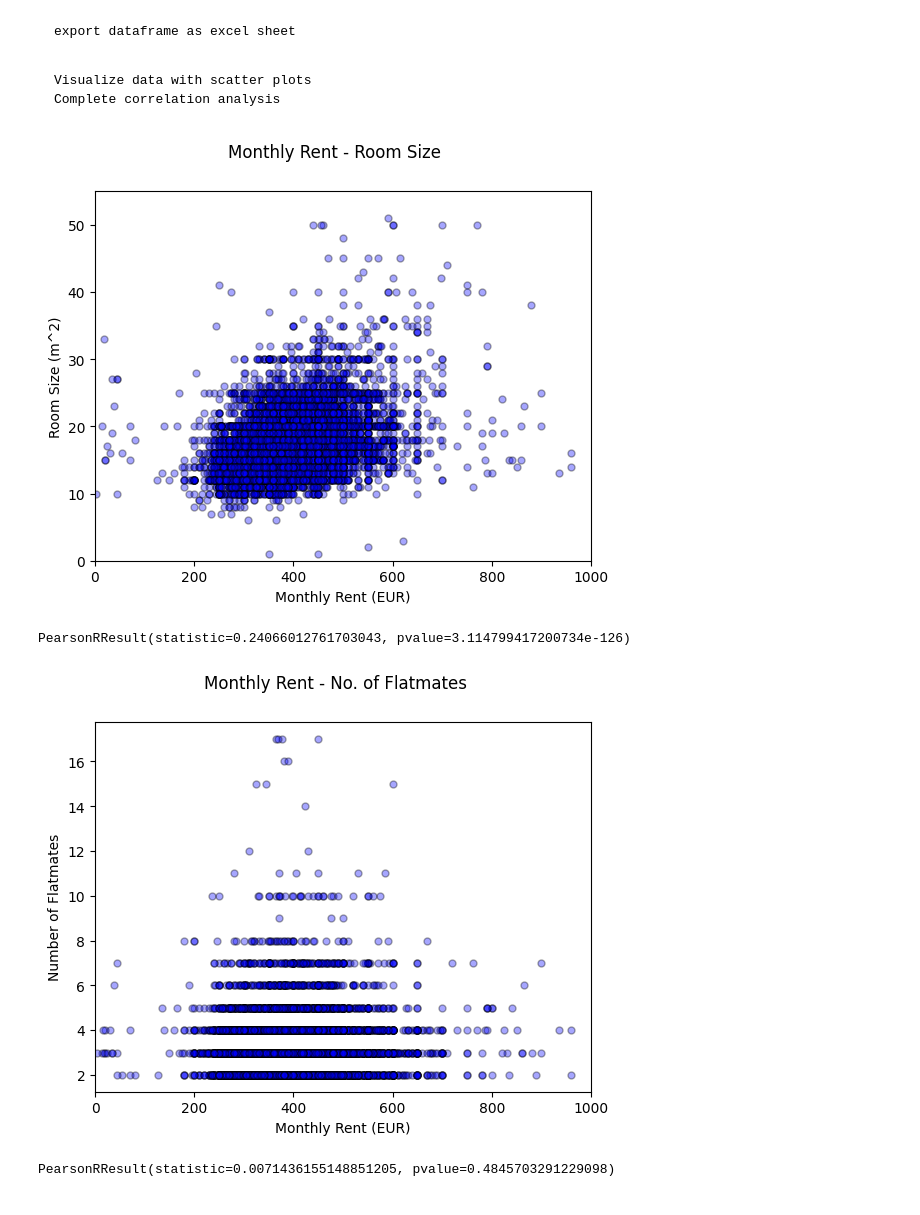
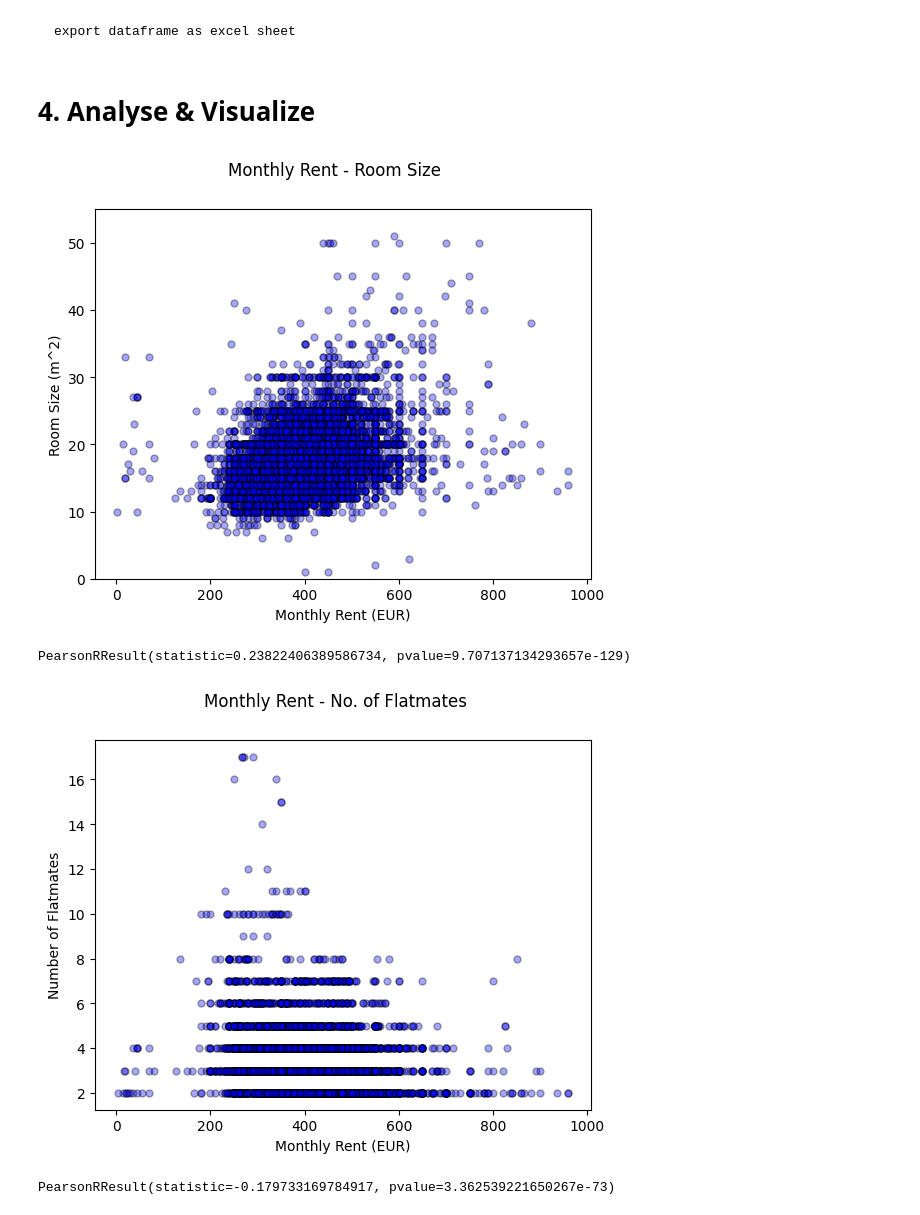
Before and after one commit to lukaslinss98/IntegrationsSeminar, a Jupyter notebook: IntegrationsSeminar.ipynb, the cells around one changed output. Saved outputs shown, nothing was run; the diff lists cells and outputs as text; code cells hidden in the pictures.

```diff
--- a/IntegrationsSeminar.ipynb
+++ b/IntegrationsSeminar.ipynb
@@ -116,6 +121,6 @@ def getMoveOutDate(row):
     Loop through wg-gesucht pagination and scrape the tbody element on each page
 # %%
-for i in range(440, 600):
+for i in range(436, 500):
     print(f'Page: {i}', end=' ')
     res = makeRequest(f'https://www.wg-gesucht.de/wg-zimmer-in-Mannheim.85.0.0.{i}.html')
     try:
@@ -125,6 +130,6 @@ for i in range(440, 600):
         print(ex)
         print(page.prettify())
         break
+
+    t.sleep(random.randint(0,20))
-# %%
-df = df.dropna()
 # %%
@@ -133,0 +137,5 @@ df.to_excel('Test.xlsx')
+# %%
+df = df.drop(df[df.Groese == 'n.a.'].index)
+df = df.drop(df[df.Bewohner == ''].index)
+df.Miete = df.Miete.map(lambda x: int(x[0:len(x)-1]) if type(x) == str else x)
+df = df.drop(df[df.Miete > 1000].index)
@@ -134,10 +148,7 @@ df.to_excel('Test.xlsx')
 # %%
-rentPrice = df.iloc[:, 2].tolist()
-roomSize = df.iloc[:, 3].tolist()
-flatmates = df.iloc[:, 0].tolist()
-
-for i, price in enumerate(rentPrice):
-    rentPrice[i] = int(price[0:len(price) - 1])
+rentPrice = df['Miete'].tolist()
+roomSize = df['Groese'].tolist()
+flatmates = df['Bewohner'].tolist()
 
 for i, room in enumerate(roomSize):
     roomSize[i] = int(room[0: len(room) - 2])
@@ -146,11 +157,9 @@ for i, flat in enumerate(flatmates):
     endIndex = flat.find('er')
     if type(flat[0:endIndex]) == str:
         flatmates[i] = int(flat[0:endIndex])
-        print(flatmates[i])
-        #if type(flat[0:endIndex]) == str else 0
 
 moveInDates = []
-for i, date in enumerate(df.iloc[:, 5].tolist()):
+for i, date in enumerate(df['frei ab'].tolist()):
     if date !='aktuell' and date != '':
         moveInDates.append(datetime.strptime(date, "%d.%m.%Y").date())
     else:
@@ -161,15 +170,16 @@ females = []
 
 malePercentage = []
 femalePercentage = []
-for i, el in enumerate(df.iloc[:, 0].tolist()):
+for i, el in enumerate(df['Bewohner'].tolist()):
     begin = el.find('(') + 1
     end = el.find(')')
     inhabitants = el[begin : end]
 
     femInhabitants = int(inhabitants[0: inhabitants.find('w')])
     maleInhabitants = int(inhabitants[inhabitants.find('w') + 2: inhabitants.find('m')])
-    femPercent = femInhabitants / flatmates[i]
-    malePercent = maleInhabitants / flatmates[i]
+
+    femPercent = femInhabitants / flatmates[i] # (maleInhabitants + femInhabitants) if maleInhabitants + femInhabitants != 0 else 1.0 # flatmates[i]
+    malePercent = maleInhabitants / flatmates[i] # (maleInhabitants + femInhabitants) if maleInhabitants + femInhabitants != 0 else 1.0     # flatmates[i]
 
     males.append(maleInhabitants)
     females.append(femInhabitants)
@@ -216,39 +208,34 @@ df_copy.to_excel('WG_Mannheim.xlsx')
-# %% [markdown]
-    Visualize data with scatter plots
-    Complete correlation analysis
+# %% [markdown]
+# 4. Analyse & Visualize
 # %%
 plt.style.use('default')
 fig, ax = plt.subplots()
 fig.suptitle("Monthly Rent - Room Size")
-#ax.grid()
-# plt.xscale('log')
-# plt.yscale('log')
-plt.xlim(0, 1000)
 plt.ylim(0,55)
 plt.xlabel('Monthly Rent (EUR)')
 plt.ylabel('Room Size (m^2)')
+
 plt.scatter(rentPrice, roomSize, s=25, c='blue',edgecolors='black', linewidths=1, alpha=0.35)
 plt.show()
 
 stats.pearsonr(rentPrice, roomSize)
 # %% [output]
-[figure, old version]
+[figure, new version]
-PearsonRResult(statistic=0.24066012761703043, pvalue=3.114799417200734e-126)
+PearsonRResult(statistic=0.23822406389586734, pvalue=9.707137134293657e-129)
 # %%
 plt.style.use('default')
 fig, ax = plt.subplots()
 fig.suptitle("Monthly Rent - No. of Flatmates")
 plt.xlabel('Monthly Rent (EUR)')
 plt.ylabel('Number of Flatmates')
-plt.xlim(0, 1000)
 
 plt.scatter(rentPrice, flatmates, s=25, c='blue',edgecolors='black', linewidths=1, alpha=0.35)
 plt.show()
 
 stats.pearsonr(rentPrice, flatmates)
 # %% [output]
-[figure, old version]
+[figure, new version]
-PearsonRResult(statistic=0.0071436155148851205, pvalue=0.4845703291229098)
+PearsonRResult(statistic=-0.179733169784917, pvalue=3.362539221650267e-73)
 # %%
 plt.style.use('default')
 fig, ax = plt.subplots()
```
Also changed, not shown: parts of 17 cells of this notebook, 10 other files.
